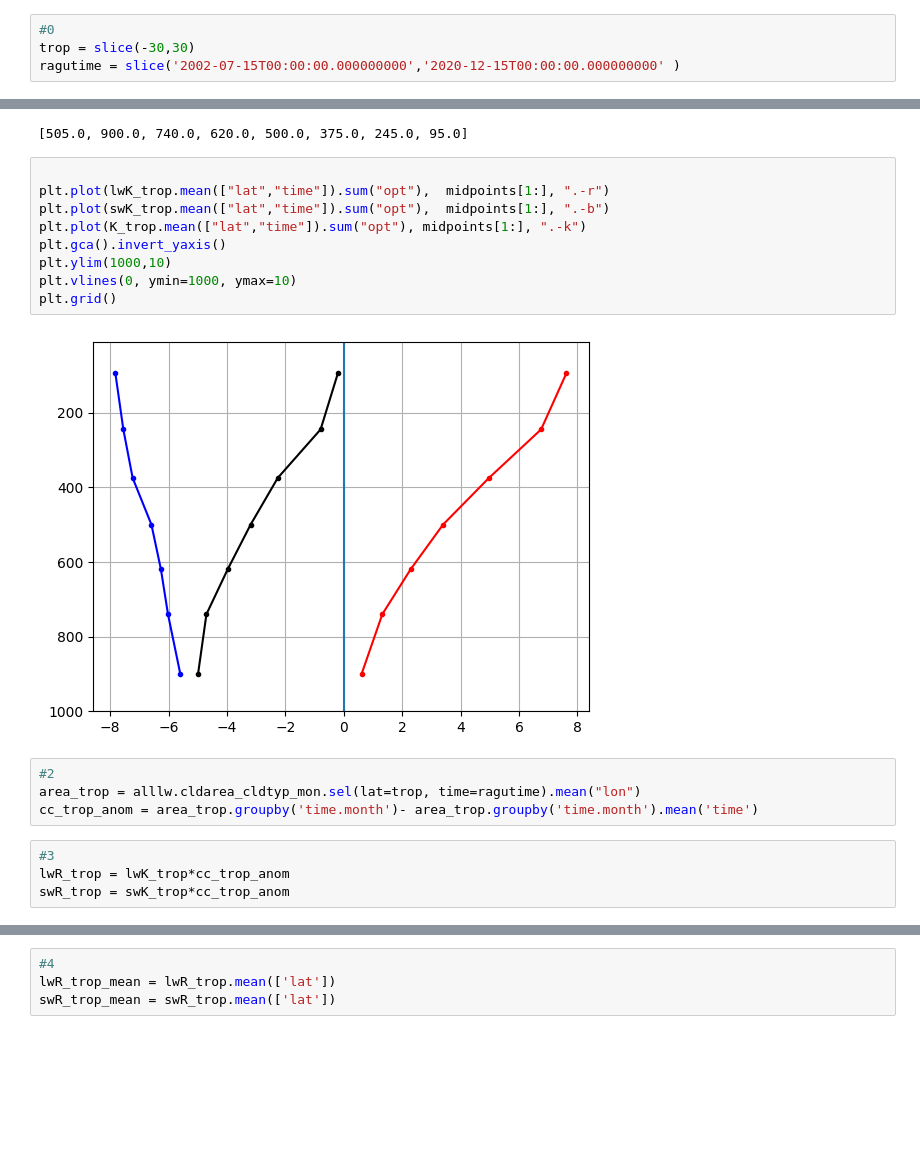
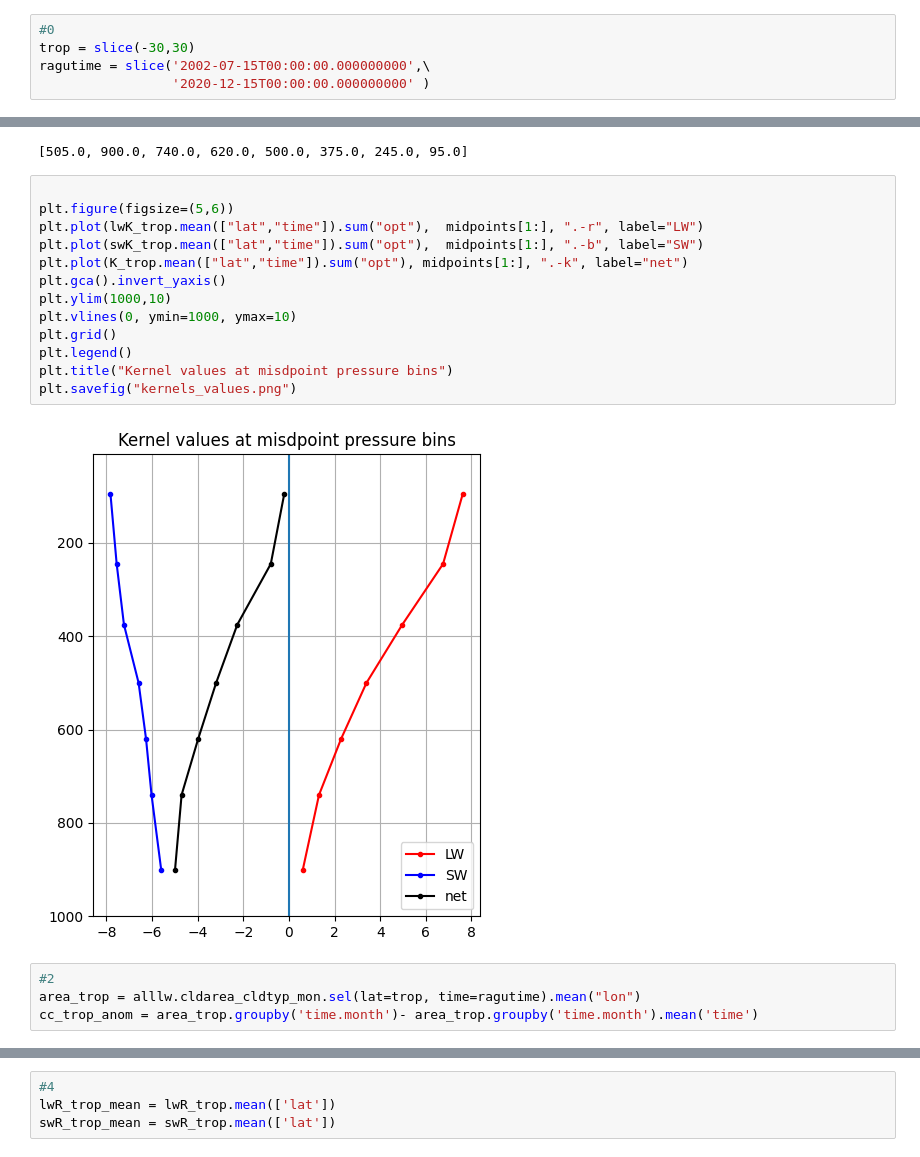
Before and after one commit to paula-rj/HighClouds, a Jupyter notebook: feedbacks.ipynb, the cells around one changed output, grey strips where cells are left out. Cells and saved outputs as stored; diff of their text form; blank space fills up the shorter version.

```diff
--- a/feedbacks.ipynb
+++ b/feedbacks.ipynb
@@ -52,7 +45,8 @@ allsw = xa.concat( [all0205[["cldarea_cldtyp_mon", f"{var}_cldtyp_mon", "toa_sw_
 # %%
 #0
 trop = slice(-30,30)
-ragutime = slice('2002-07-15T00:00:00.000000000','2020-12-15T00:00:00.000000000' )
+ragutime = slice('2002-07-15T00:00:00.000000000',\
+                 '2020-12-15T00:00:00.000000000' )
 # %%
 RclrLW_trop = alllw.sel(lat=trop,time=ragutime).toa_lw_clr_mon.mean("lon")
 RovcLW_trop = alllw.sel(lat=trop,time=ragutime).toa_lw_cldtyp_mon.mean("lon")
@@ -106,20 +100,20 @@ midpoints
 [505.0, 900.0, 740.0, 620.0, 500.0, 375.0, 245.0, 95.0]
 # %%
 
-plt.plot(lwK_trop.mean(["lat","time"]).sum("opt"),  midpoints[1:], ".-r")
-plt.plot(swK_trop.mean(["lat","time"]).sum("opt"),  midpoints[1:], ".-b")
-plt.plot(K_trop.mean(["lat","time"]).sum("opt"), midpoints[1:], ".-k")
+plt.figure(figsize=(5,6))
+plt.plot(lwK_trop.mean(["lat","time"]).sum("opt"),  midpoints[1:], ".-r", label="LW")
+plt.plot(swK_trop.mean(["lat","time"]).sum("opt"),  midpoints[1:], ".-b", label="SW")
+plt.plot(K_trop.mean(["lat","time"]).sum("opt"), midpoints[1:], ".-k", label="net")
 plt.gca().invert_yaxis()
 plt.ylim(1000,10)
 plt.vlines(0, ymin=1000, ymax=10)
 plt.grid()
+plt.legend()
+plt.title("Kernel values at misdpoint pressure bins")
+plt.savefig("kernels_values.png")
 # %% [output]
-[figure, old version]
+[figure, new version]
 # %%
 #2
 area_trop = alllw.cldarea_cldtyp_mon.sel(lat=trop, time=ragutime).mean("lon")
 cc_trop_anom = area_trop.groupby('time.month')- area_trop.groupby('time.month').mean('time')
-# %%
-#3
-lwR_trop = lwK_trop*cc_trop_anom
-swR_trop = swK_trop*cc_trop_anom
```
Also changed, not shown: parts of 9 cells of this notebook, 4 other files.
